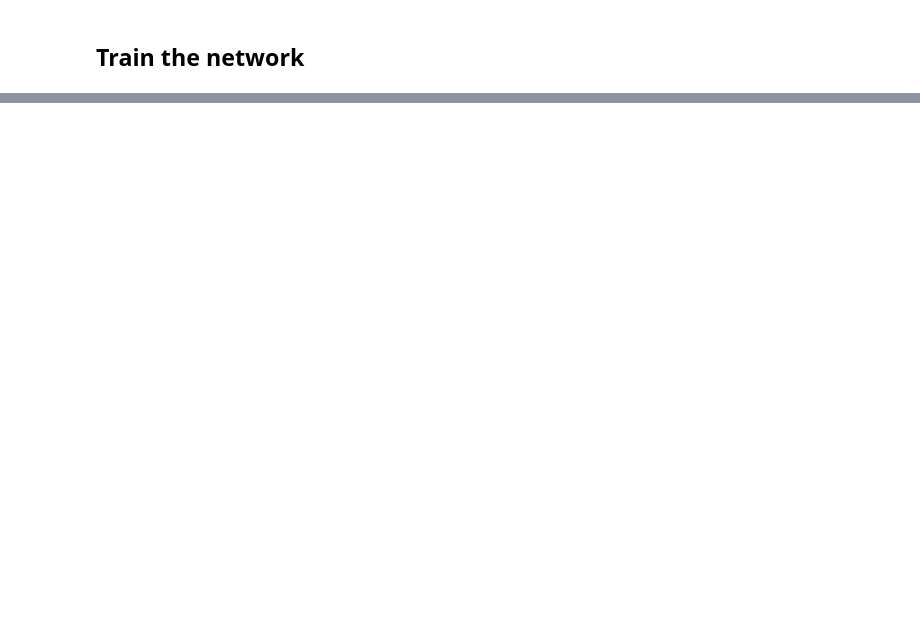
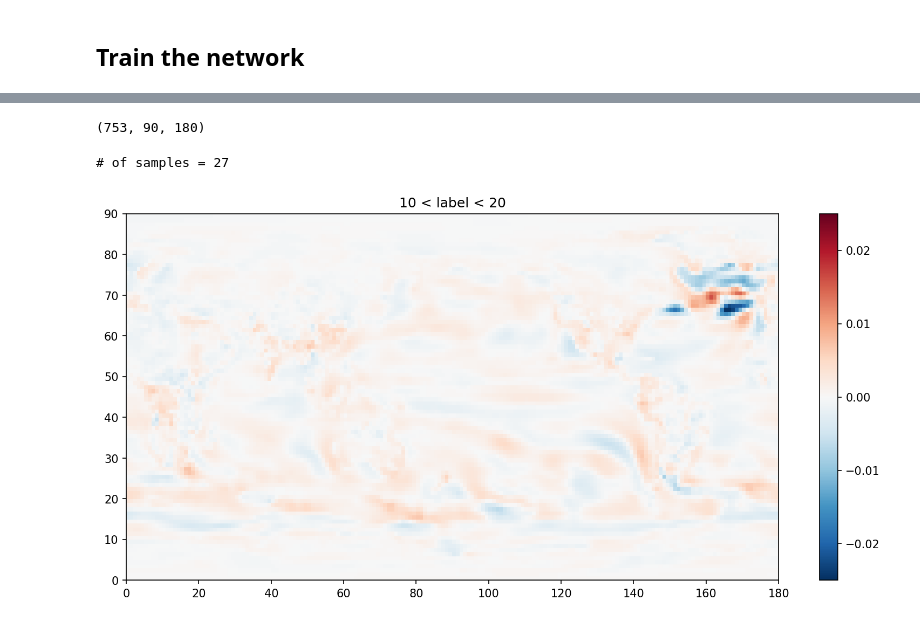
Before and after one commit to eabarnes1010/target_temp_detection, a Jupyter notebook: _train_model.ipynb, the cells around one changed output, grey strips where cells are left out. Drawn from its saved outputs; the diff is of its cells as text; code cells hidden in the pictures; blank space fills up the shorter version.

```diff
--- a/_train_model.ipynb
+++ b/_train_model.ipynb
@@ -240,0 +311,45 @@ plt.show()
+# %%
+inputs = tf.Variable(x_val)
+targets = y_val
+
+mae_loss = tf.keras.losses.MeanAbsoluteError(reduction=tf.keras.losses.Reduction.SUM_OVER_BATCH_SIZE)
+with tf.GradientTape() as tape:
+    tape.watch(inputs)
+    # Run the forward pass of the layer and record operations
+    # on GradientTape.
+    prediction = model(inputs, training=False)
+
+    # Compute the loss value for this minibatch.
+    loss_value = mae_loss(targets,prediction)
+
+# Use the gradient tape to automatically retrieve
+# the gradients of the trainable variables with respect to the loss.
+grads = tape.gradient(loss_value, inputs)
+
+# compute the multiplication of gradient * inputs
+# and reshape into a map of latitude x longitude
+grad_x_input = grads.numpy() * x_val
+grad_x_input = grad_x_input.reshape((len(targets),data_train.shape[2],data_train.shape[3]))
+print(np.shape(grad_x_input))
+# %% [output]
+(753, 90, 180)
+# %%
+# plot the resulting heatmaps for a subset of samples
+# based on their label
+min_range, max_range = (10,20)
+isamples = np.where((targets > min_range) & (targets < max_range))[0]
+grad_x_input_mean = np.mean(grad_x_input[isamples,:],axis=0)
+print('# of samples = ' + str(len(isamples)))
+
+#----------------------------------------------------------------------
+plt.figure(figsize=(13,6))
+plt.pcolor(grad_x_input_mean,
+           cmap='RdBu_r',
+          )
+plt.clim(-.025,.025)
+plt.colorbar()
+plt.title(str(min_range) + ' < label < ' + str(max_range))
+plt.show()
+# %% [output]
+# of samples = 27
+[figure, added]
```
Also changed, not shown: parts of 17 cells of this notebook.
